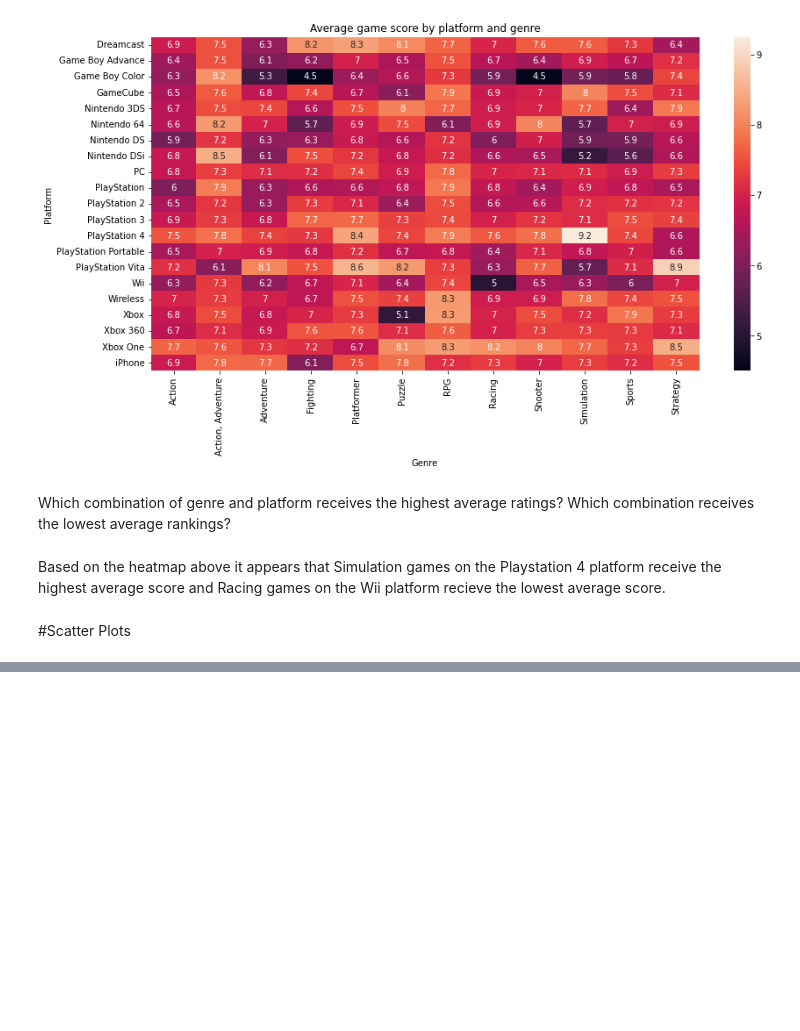
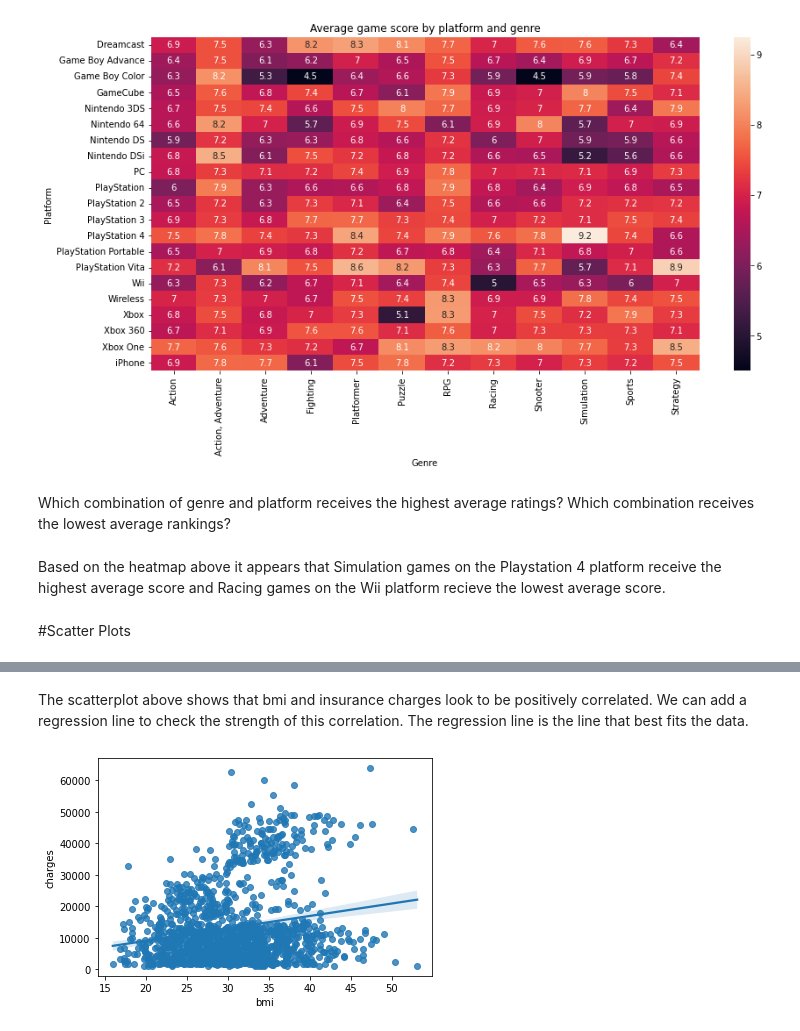
Before and after one commit to Daniel-Benson-Poe/66DaysOfData, a Jupyter notebook: DataVisualizationKaggleMiniCourse.ipynb, the cells around one changed output, grey strips where cells are left out. Cells and saved outputs as stored; diff of their text form; code cells hidden in the pictures; blank space fills up the shorter version.

```diff
--- a/DataVisualizationKaggleMiniCourse.ipynb
+++ b/DataVisualizationKaggleMiniCourse.ipynb
@@ -372,0 +407,8 @@ Based on the heatmap above it appears that Simulation games on the Playstation 4
+# %% [markdown]
+The scatterplot above shows that bmi and insurance charges look to be positively correlated. We can add a regression line to check the strength of this correlation. The regression line is the line that best fits the data.
+# %%
+sns.regplot(x=insurance_data['bmi'], y=insurance_data['charges'])
+
+plt.show()
+# %% [output]
+[figure, added]
```
Also changed, not shown: parts of 36 cells of this notebook.
